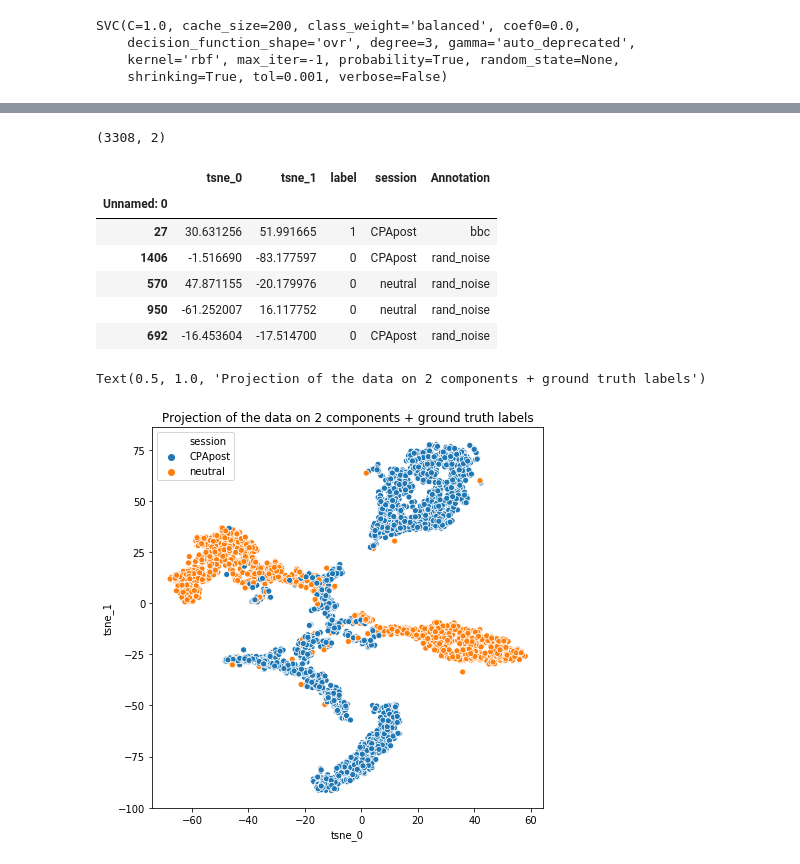
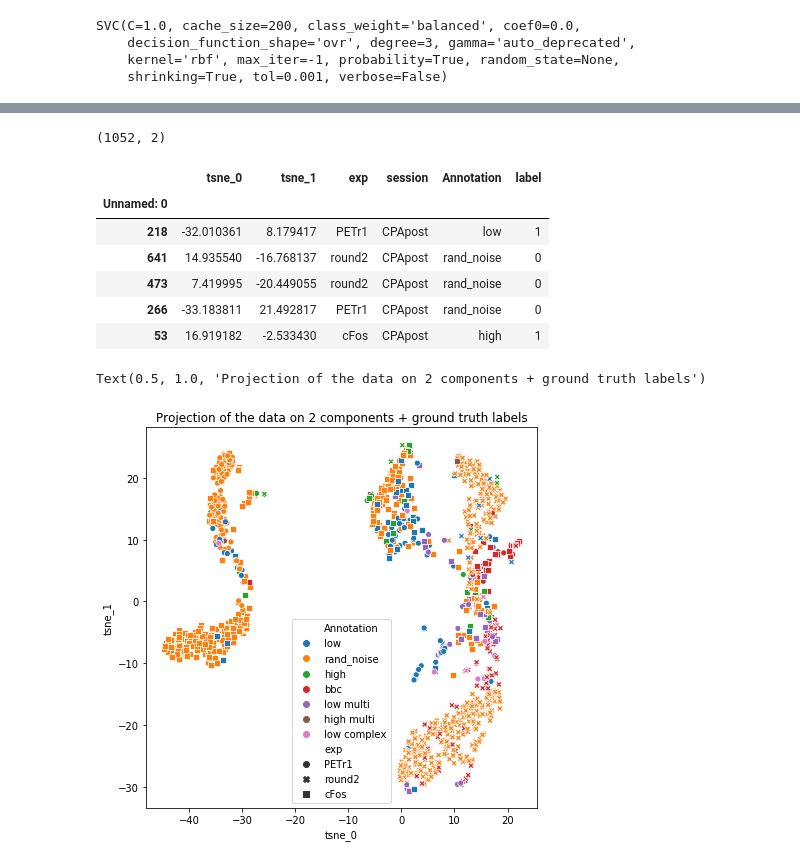
Before and after one commit to grace3999/USV_Python, a Jupyter notebook: Notebooks/4_xr_Annotations_classification_8features.ipynb, the cells around one changed output, grey strips where cells are left out. Cells and saved outputs as stored; diff of their text form; code cells hidden in the pictures.

```diff
--- a/Notebooks/4_xr_Annotations_classification_8features.ipynb
+++ b/Notebooks/4_xr_Annotations_classification_8features.ipynb
@@ -57,6 +120,6 @@ np.set_printoptions(suppress=True)
 # %%
-features_path_CPA = '/content/gdrive/Shared drives/USV_eScience_Incubator/Data/feature_data_frames/annot_8features_100noise_CPA.csv'
-features_path_neutral = '/content/gdrive/Shared drives/USV_eScience_Incubator/Data/feature_data_frames/annot_8features_100noise_neutral.csv'
+features_path_CPA = '/content/gdrive/Shared drives/USV_eScience_Incubator/Data/feature_data_frames/finals/annot_8features_25noise_CPA.csv'
+features_path_neutral = '/content/gdrive/Shared drives/USV_eScience_Incubator/Data/feature_data_frames/finals/annot_8features_25noise_neutral.csv'
 features_path = [features_path_CPA, features_path_neutral]
 # %%
 annot_features_df = pd.DataFrame()
@@ -74,8 +137,12 @@ for path in features_path:
 
   annot_features_df = annot_features_df.append(annot_features)
 
+#clean up annotations etc
+annot_features_df.dropna(axis=0, inplace=True)
 annot_features_df.replace('low ', 'low', inplace=True)
 annot_features_df.replace('BBC', 'bbc', inplace=True)
+annot_features_df.replace('medium', 'mid', inplace=True)
+annot_features_df.replace('low mulit', 'low multi', inplace=True)
 print(annot_features_df.shape)
 annot_features_df.head()
 # %% [output]
@@ -563,23 +704,24 @@ Wall time: 2min 22s
 # %%
 print(tsne_features.shape)
 tsne_df = pd.DataFrame(data = tsne_features, columns = ['tsne_0', 'tsne_1'], index = train['Unnamed: 0'])
-tsne_df['label'] = train['class'].values
+tsne_df['exp'] = train['exp'].values
 tsne_df['session'] = train['session'].values
 tsne_df['Annotation'] = train['Annotation'].values
+tsne_df['label'] = train['class'].values
 tsne_df.head()
 # %% [output]
-(3308, 2)
+(1052, 2)
-|  | tsne_0 | tsne_1 | label | session | Annotation |
-| Unnamed: 0 |  |  |  |  |  |
-| 27 | 30.631256 | 51.991665 | 1 | CPApost | bbc |
-| 1406 | -1.516690 | -83.177597 | 0 | CPApost | rand_noise |
-| 570 | 47.871155 | -20.179976 | 0 | neutral | rand_noise |
-| 950 | -61.252007 | 16.117752 | 0 | neutral | rand_noise |
-| 692 | -16.453604 | -17.514700 | 0 | CPApost | rand_noise |
+|  | tsne_0 | tsne_1 | exp | session | Annotation | label |
+| Unnamed: 0 |  |  |  |  |  |  |
+| 218 | -32.010361 | 8.179417 | PETr1 | CPApost | low | 1 |
+| 641 | 14.935540 | -16.768137 | round2 | CPApost | rand_noise | 0 |
+| 473 | 7.419995 | -20.449055 | round2 | CPApost | rand_noise | 0 |
+| 266 | -33.183811 | 21.492817 | PETr1 | CPApost | rand_noise | 0 |
+| 53 | 16.919182 | -2.533430 | cFos | CPApost | high | 1 |
 # %%
 plt.figure(figsize=(7,7))
-sns.scatterplot(x = 'tsne_0', y = 'tsne_1', hue = 'session', data = tsne_df)
+sns.scatterplot(x = 'tsne_0', y = 'tsne_1', hue = 'Annotation', style="exp", data = tsne_df)
 plt.title("Projection of the data on 2 components + ground truth labels")
 # %% [output]
 Text(0.5, 1.0, 'Projection of the data on 2 components + ground truth labels')
-[figure, old version]
+[figure, new version]
```
Also changed, not shown: parts of 47 cells of this notebook.
